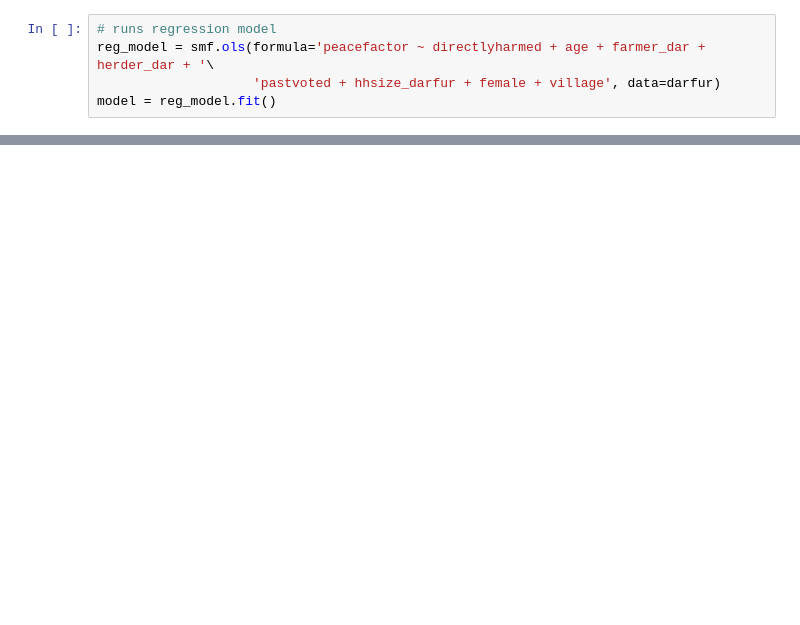
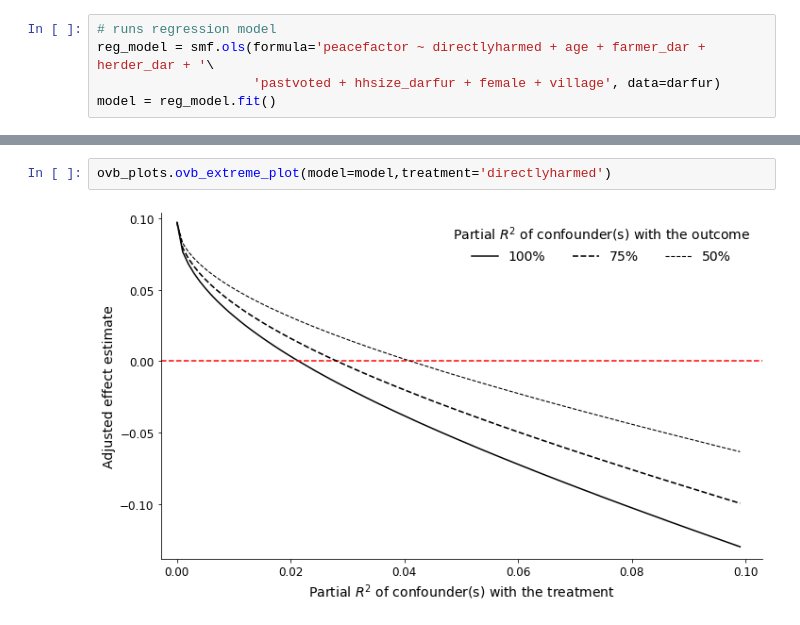
Before and after one commit to nlapier2/PySensemakr, a Jupyter notebook: example.ipynb, the cells around one changed output, grey strips where cells are left out. Drawn from its saved outputs; the diff is of its cells as text; blank space fills up the shorter version.

```diff
--- a/example.ipynb
+++ b/example.ipynb
@@ -70,0 +150,4 @@ ovb_plots.ovb_contour_plot(sense_obj=s, sensitivity_of='estimate')
+# %%
+ovb_plots.ovb_extreme_plot(model=model,treatment='directlyharmed')
+# %% [output]
+[figure, added]
```
Also changed, not shown: parts of 35 cells of this notebook.
